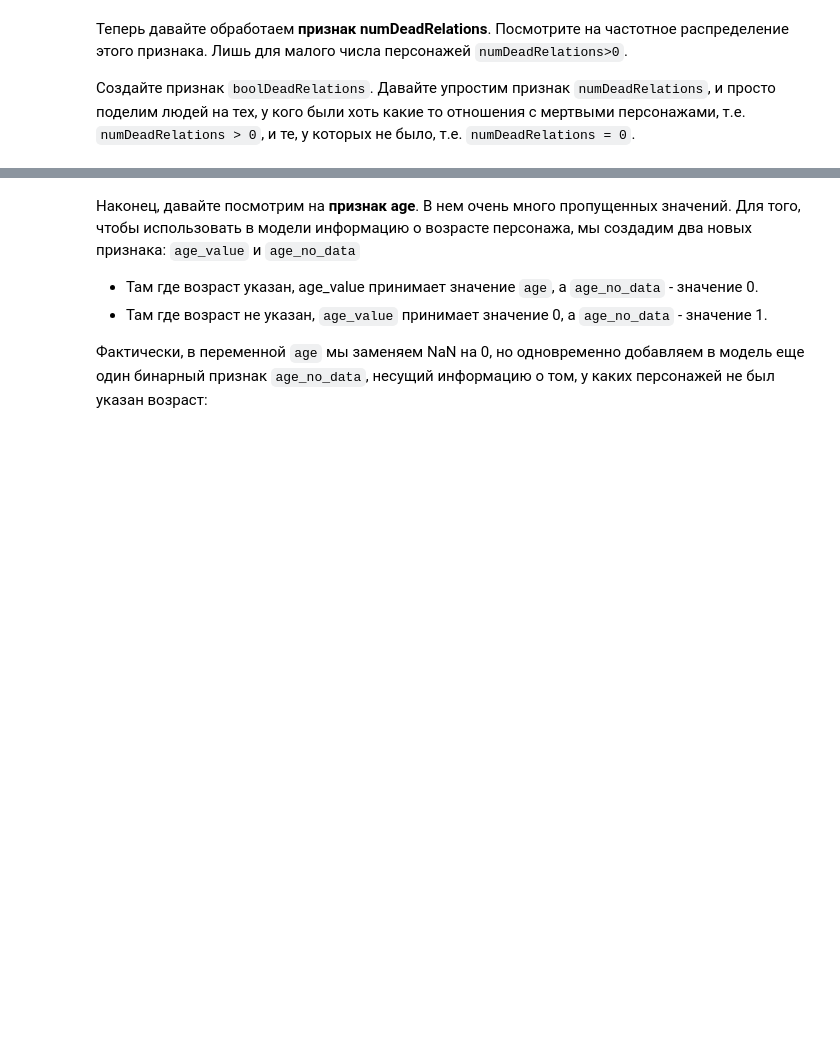
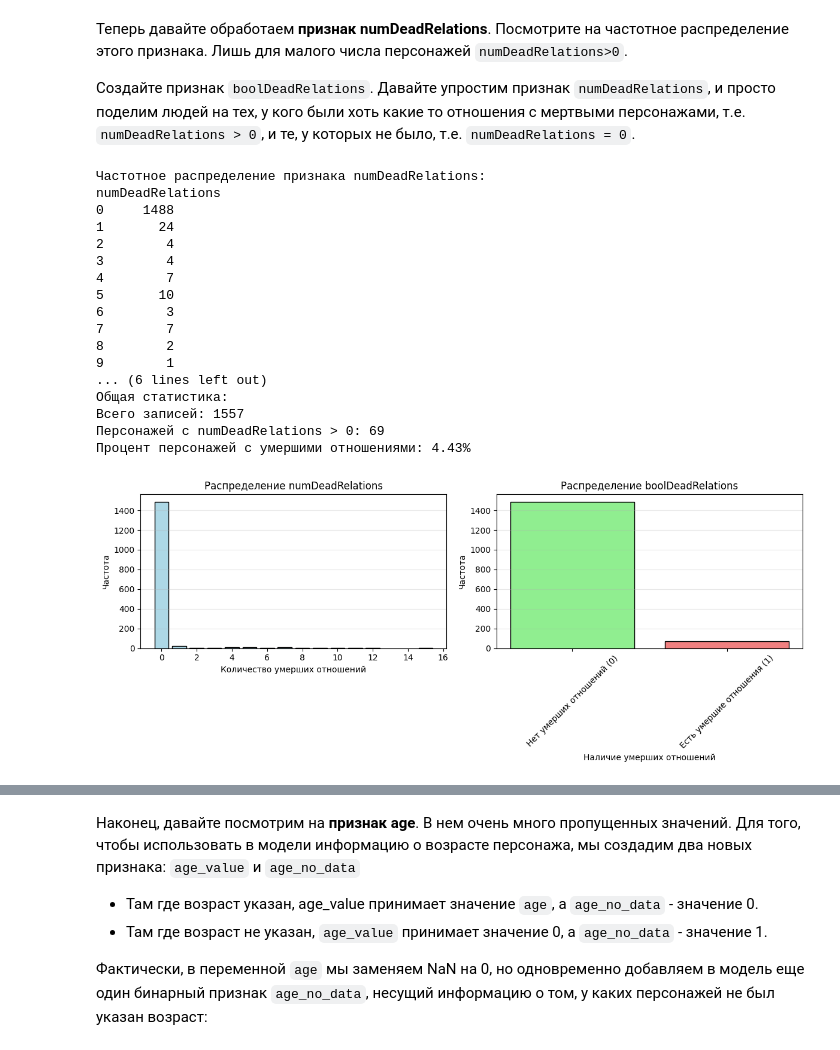
Before and after one commit to Legion342/Legion342, a Jupyter notebook: week_01_ml_intro/Homework/hw_1_game_of_thrones.ipynb, the cells around one changed output, grey strips where cells are left out. Cells and saved outputs as stored; diff of their text form; code cells hidden in the pictures; blank space fills up the shorter version.

```diff
--- a/week_01_ml_intro/Homework/hw_1_game_of_thrones.ipynb
+++ b/week_01_ml_intro/Homework/hw_1_game_of_thrones.ipynb
@@ -163,3 +371,72 @@ NameError: name 'Nan' is not defined
 Посмотрите на частотное распределение этого признака. Лишь для малого числа персонажей `numDeadRelations>0`.
 
 Создайте признак `boolDeadRelations`. Давайте упростим признак `numDeadRelations`, и просто поделим людей на тех, у кого были хоть какие то отношения с мертвыми персонажами, т.е. `numDeadRelations > 0`, и те, у которых не было, т.е. `numDeadRelations = 0`.
+# %%
+# Анализ исходного признака numDeadRelations
+print("Частотное распределение признака numDeadRelations:")
+print(data['numDeadRelations'].value_counts().sort_index())
+
+print(f"\nОбщая статистика:")
+print(f"Всего записей: {len(data)}")
+print(f"Персонажей с numDeadRelations > 0: {(data['numDeadRelations'] > 0).sum()}")
+print(f"Процент персонажей с умершими отношениями: {(data['numDeadRelations'] > 0).mean() * 100:.2f}%")
+
+# Визуализация распределения
+plt.figure(figsize=(12, 5))
+
+# Исходное распределение
+plt.subplot(1, 2, 1)
+value_counts = data['numDeadRelations'].value_counts().sort_index()
+plt.bar(value_counts.index, value_counts.values, color='lightblue', edgecolor='black')
+plt.title('Распределение numDeadRelations')
+plt.xlabel('Количество умерших отношений')
+plt.ylabel('Частота')
+plt.grid(axis='y', alpha=0.3)
+
+# Создание нового бинарного признака
+data['boolDeadRelations'] = (data['numDeadRelations'] > 0).astype(int)
+
+# Распределение нового признака
+plt.subplot(1, 2, 2)
+bool_counts = data['boolDeadRelations'].value_counts().sort_index()
+colors = ['lightgreen', 'lightcoral']
+labels = ['Нет умерших отношений (0)', 'Есть умершие отношения (1)']
+plt.bar(labels, bool_counts.values, color=colors, edgecolor='black')
+plt.title('Распределение boolDeadRelations')
+plt.xlabel('Наличие умерших отношений')
+plt.ylabel('Частота')
+plt.xticks(rotation=45)
+plt.grid(axis='y', alpha=0.3)
+
+plt.tight_layout()
+plt.show()
+
+# Статистика по новому признаку
+print("\nРАСПРЕДЕЛЕНИЕ НОВОГО ПРИЗНАКА boolDeadRelations:")
+print(data['boolDeadRelations'].value_counts().sort_index())
+print(f"\nПроцентное соотношение:")
+print(data['boolDeadRelations'].value_counts(normalize=True).sort_index() * 100)
+
+# Проверка преобразования
+print(f"\nПРОВЕРКА ПРЕОБРАЗОВАНИЯ:")
+print(f"Исходный признак - min: {data['numDeadRelations'].min()}, max: {data['numDeadRelations'].max()}")
+print(f"Новый признак - уникальные значения: {data['boolDeadRelations'].unique()}")
+# %% [output]
+Частотное распределение признака numDeadRelations:
+numDeadRelations
+0     1488
+1       24
+2        4
+3        4
+4        7
+5       10
+6        3
+7        7
+8        2
+9        1
+... (6 lines left out)
+Общая статистика:
+Всего записей: 1557
+Персонажей с numDeadRelations > 0: 69
+Процент персонажей с умершими отношениями: 4.43%
+[figure, added]
```
Also changed, not shown: parts of 10 cells of this notebook.
